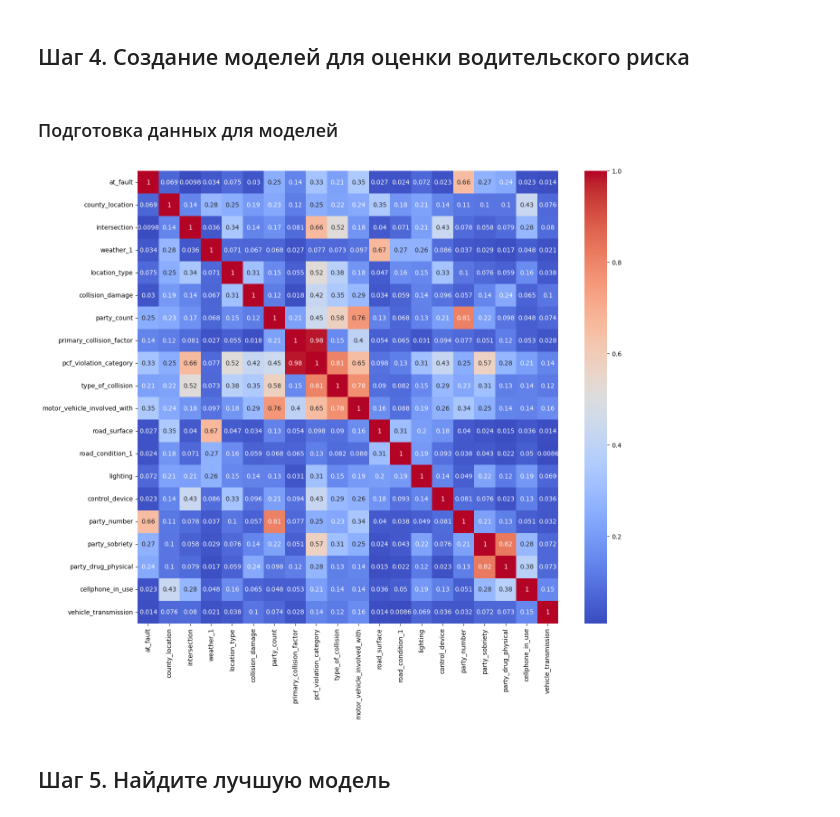
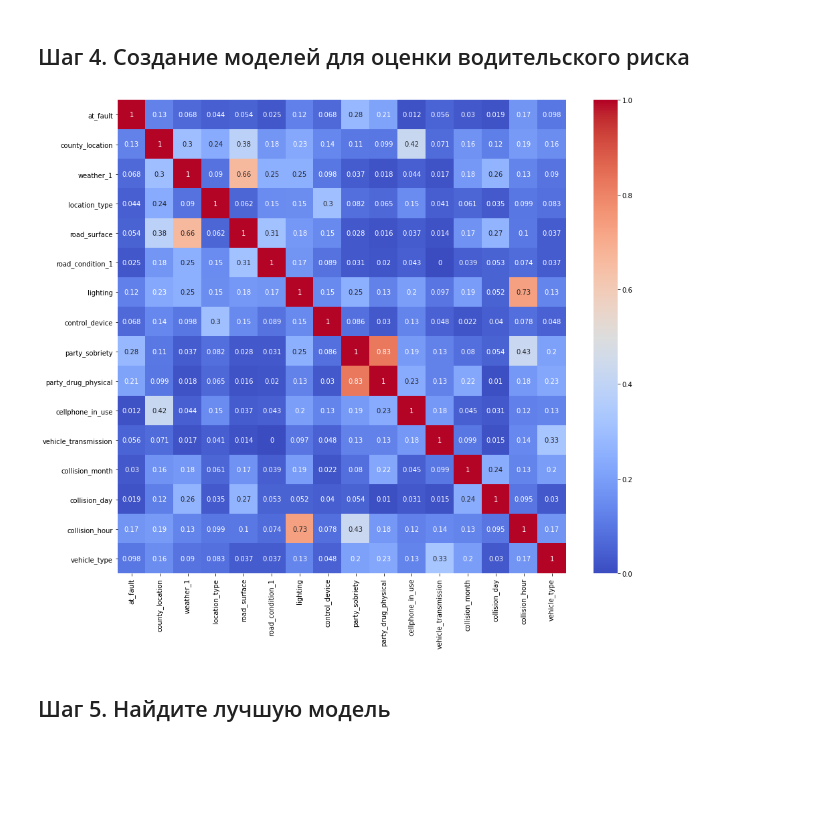
Before and after one commit to wheheheheh/carsharing-project, a Jupyter notebook: main.ipynb, the cells around one changed output. Cells and saved outputs as stored; diff of their text form; code cells hidden in the pictures; blank space fills up the shorter version.

```diff
--- a/main.ipynb
+++ b/main.ipynb
@@ -43,11 +52,11 @@ cuda
 def connect_to_db() -> Optional[Engine]:
     try:
         db_config = {
-            'user': 'praktikum_student',
-            'pwd': 'Sdf4$2;d-d30pp',
-            'host': 'rc1b-wcoijxj3yxfsf3fs.mdb.yandexcloud.net',
-            'port': 6432,
-            'db': 'data-science-vehicle-db'
+            'user': 'your data',
+            'pwd': 'your data',
+            'host': 'your data',
+            'port': 0000,
+            'db': 'your data'
         }
         connection_string = 'postgresql://{}:{}@{}:{}/{}'.format(
             db_config['user'],
@@ -299,0 +326,16 @@ data.at_fault = data.at_fault.astype('int')
+# %%
+data.weather_1 = data.weather_1.fillna('unknown').astype('category')
+data.location_type = data.location_type.fillna('unknown').astype('category')
+data.road_surface = data.road_surface.fillna('unknown').astype('category')
+data.road_condition_1 = data.road_condition_1.fillna('other').astype('category')
+data.lighting = data.lighting.fillna('unknown').astype('category')
+data.control_device = data.control_device.fillna('unknown').astype('category')
+data.collision_date = pd.to_datetime(data.collision_date)
+data.collision_time = pd.to_datetime(data.collision_time, format='%H:%M:%S')
+data['collision_month'] = data.collision_date.dt.month
+data['collision_day'] = data.collision_date.dt.day
+data['collision_hour'] = data.collision_time.dt.hour
+data.at_fault = data.at_fault.astype('category')
+data.party_sobriety = data.party_sobriety.fillna('unknown').astype('category')
+data.party_drug_physical = data.party_drug_physical.fillna('unknown').astype('category')
+data.cellphone_in_use = data.cellphone_in_use.fillna(3.0).astype('category')
@@ -303,34 +352,28 @@ data.at_fault = data.at_fault.astype('int')
 # %% [markdown]
 ## Шаг 4. Создание моделей для оценки водительского риска
-# %% [markdown]
-### Подготовка данных для моделей
 # %%
 plt.figure(figsize=(15, 13))
 sns.heatmap(phik_matrix(data[[
     'at_fault',
     'county_location',
-    'intersection',
     'weather_1',
     'location_type',
-    'collision_damage',
-    'party_count',
-    'primary_collision_factor',
-    'pcf_violation_category',
-    'type_of_collision',
-    'motor_vehicle_involved_with',
     'road_surface',
     'road_condition_1',
     'lighting',
     'control_device',
-    'party_number',
     'party_sobriety',
     'party_drug_physical',
     'cellphone_in_use',
     'vehicle_transmission',
-]], interval_cols=['distance', 'insurance_premium', 'vehicle_age', 'collision_month', 'collision_day', 'collision_hour']), annot=True, cmap='coolwarm')
+    'collision_month',
+    'collision_day',
+    'collision_hour',
+    'vehicle_type'
+]], interval_cols=['distance', 'insurance_premium', 'vehicle_age']), annot=True, cmap='coolwarm')
 plt.show()
 # %% [output]
-[figure, old version]
+[figure, new version]
 # %%
 num_cols = [
     'distance',
```
Also changed, not shown: parts of 51 cells of this notebook, 1 other file.
